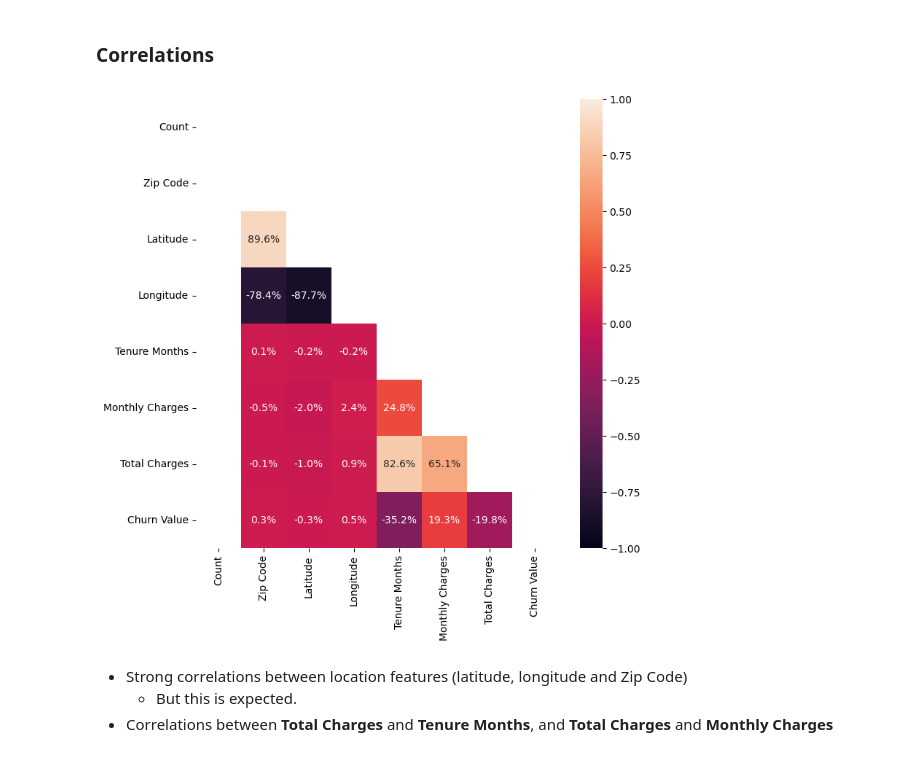
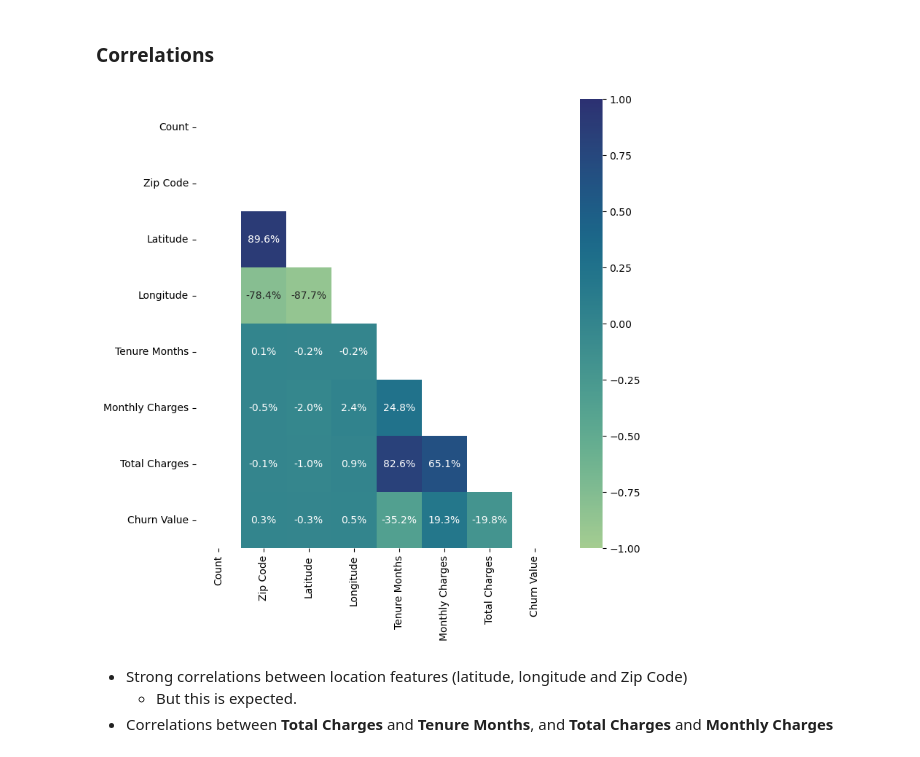
Before and after one commit to rahulshaju2981/Swan_Consulting, a Jupyter notebook: Saka/EDA.ipynb, the cells around one changed output. Drawn from its saved outputs; the diff is of its cells as text; code cells hidden in the pictures.

```diff
--- a/Saka/EDA.ipynb
+++ b/Saka/EDA.ipynb
@@ -191,18 +191,19 @@ plt.show()
 # %%
 corre = df.corr(numeric_only = True)
 
 plt.figure(figsize = (8,8))
 
 sns.heatmap(data = corre,
             vmin = -1,
             vmax = +1,
             fmt = '0.1%',
             annot = True,
-            mask = np.triu(corre))
+            mask = np.triu(corre),
+            cmap = 'crest')
 
 plt.show()
 # %% [output]
-[figure, old version]
+[figure, new version]
 # %% [markdown]
 * Strong correlations between location features (latitude, longitude and Zip Code)
     * But this is expected.
```
Also changed, not shown: parts of 3 cells of this notebook.
